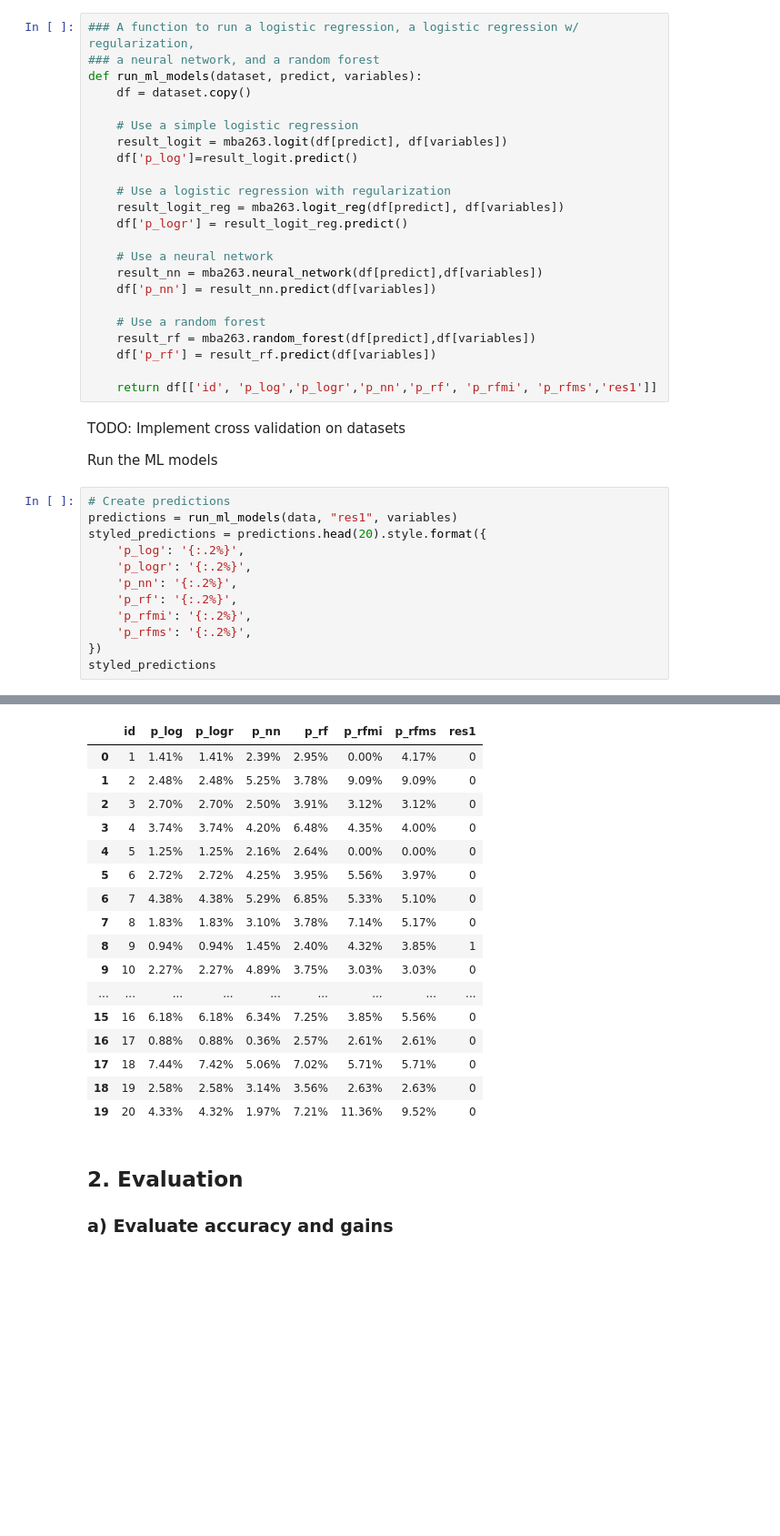
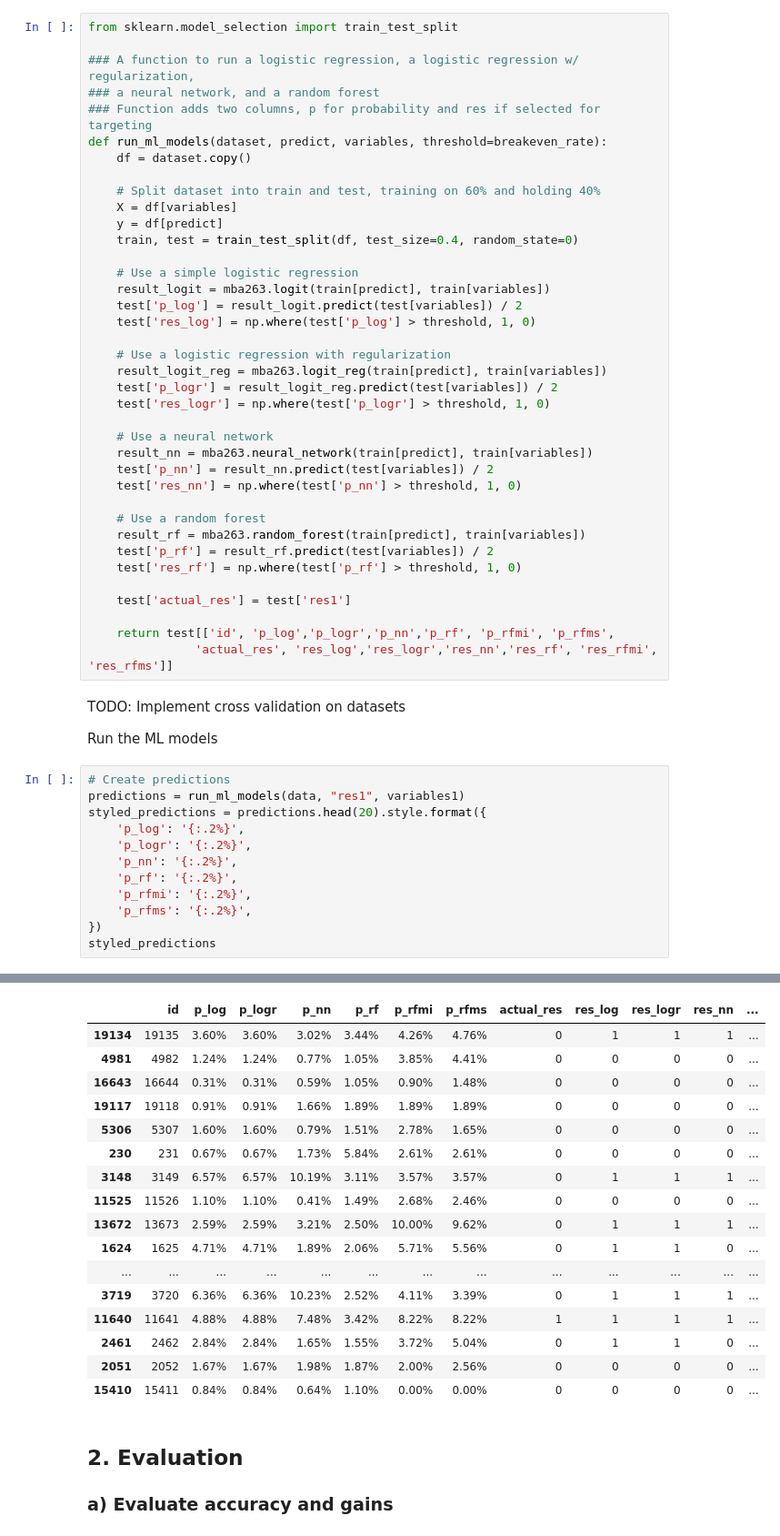
Before and after one commit to adeng/mba263-projects, a Jupyter notebook: Intuit Group Assignment.ipynb, the cells around one changed output, grey strips where cells are left out. Shown at 91% size. Drawn from its saved outputs; the diff is of its cells as text; blank space fills up the shorter version.

```diff
--- a/Intuit Group Assignment.ipynb
+++ b/Intuit Group Assignment.ipynb
@@ -98,33 +155,48 @@ Create a helper function to run all the models on a given dataset
 # %%
+from sklearn.model_selection import train_test_split
+
 ### A function to run a logistic regression, a logistic regression w/ regularization,
 ### a neural network, and a random forest
-def run_ml_models(dataset, predict, variables):
+### Function adds two columns, p for probability and res if selected for targeting
+def run_ml_models(dataset, predict, variables, threshold=breakeven_rate):
     df = dataset.copy()
 
+    # Split dataset into train and test, training on 60% and holding 40%
+    X = df[variables]
+    y = df[predict]
+    train, test = train_test_split(df, test_size=0.4, random_state=0)
+
     # Use a simple logistic regression
-    result_logit = mba263.logit(df[predict], df[variables])
-    df['p_log']=result_logit.predict()
+    result_logit = mba263.logit(train[predict], train[variables])
+    test['p_log'] = result_logit.predict(test[variables]) / 2
+    test['res_log'] = np.where(test['p_log'] > threshold, 1, 0)
 
     # Use a logistic regression with regularization
-    result_logit_reg = mba263.logit_reg(df[predict], df[variables])
-    df['p_logr'] = result_logit_reg.predict()
+    result_logit_reg = mba263.logit_reg(train[predict], train[variables])
+    test['p_logr'] = result_logit_reg.predict(test[variables]) / 2
+    test['res_logr'] = np.where(test['p_logr'] > threshold, 1, 0)
 
     # Use a neural network
-    result_nn = mba263.neural_network(df[predict],df[variables])
-    df['p_nn'] = result_nn.predict(df[variables])
+    result_nn = mba263.neural_network(train[predict], train[variables])
+    test['p_nn'] = result_nn.predict(test[variables]) / 2
+    test['res_nn'] = np.where(test['p_nn'] > threshold, 1, 0)
 
     # Use a random forest
-    result_rf = mba263.random_forest(df[predict],df[variables])
-    df['p_rf'] = result_rf.predict(df[variables])
+    result_rf = mba263.random_forest(train[predict], train[variables])
+    test['p_rf'] = result_rf.predict(test[variables]) / 2
+    test['res_rf'] = np.where(test['p_rf'] > threshold, 1, 0)
 
-    return df[['id', 'p_log','p_logr','p_nn','p_rf', 'p_rfmi', 'p_rfms','res1']]
+    test['actual_res'] = test['res1']
+
+    return test[['id', 'p_log','p_logr','p_nn','p_rf', 'p_rfmi', 'p_rfms',
+               'actual_res', 'res_log','res_logr','res_nn','res_rf', 'res_rfmi', 'res_rfms']]
 # %% [markdown]
 TODO: Implement cross validation on datasets
 
 Run the ML models
 # %%
 # Create predictions
-predictions = run_ml_models(data, "res1", variables)
+predictions = run_ml_models(data, "res1", variables1)
 styled_predictions = predictions.head(20).style.format({
     'p_log': '{:.2%}',
     'p_logr': '{:.2%}',
@@ -146,20 +218,20 @@ Optimization terminated successfully.    (Exit mode 0)
-|  | id | p_log | p_logr | p_nn | p_rf | p_rfmi | p_rfms | res1 |
-| 0 | 1 | 1.41% | 1.41% | 2.39% | 2.95% | 0.00% | 4.17% | 0 |
-| 1 | 2 | 2.48% | 2.48% | 5.25% | 3.78% | 9.09% | 9.09% | 0 |
-| 2 | 3 | 2.70% | 2.70% | 2.50% | 3.91% | 3.12% | 3.12% | 0 |
-| 3 | 4 | 3.74% | 3.74% | 4.20% | 6.48% | 4.35% | 4.00% | 0 |
-| 4 | 5 | 1.25% | 1.25% | 2.16% | 2.64% | 0.00% | 0.00% | 0 |
-| 5 | 6 | 2.72% | 2.72% | 4.25% | 3.95% | 5.56% | 3.97% | 0 |
-| 6 | 7 | 4.38% | 4.38% | 5.29% | 6.85% | 5.33% | 5.10% | 0 |
-| 7 | 8 | 1.83% | 1.83% | 3.10% | 3.78% | 7.14% | 5.17% | 0 |
-| 8 | 9 | 0.94% | 0.94% | 1.45% | 2.40% | 4.32% | 3.85% | 1 |
-| 9 | 10 | 2.27% | 2.27% | 4.89% | 3.75% | 3.03% | 3.03% | 0 |
-| ... | ... | ... | ... | ... | ... | ... | ... | ... |
-| 15 | 16 | 6.18% | 6.18% | 6.34% | 7.25% | 3.85% | 5.56% | 0 |
-| 16 | 17 | 0.88% | 0.88% | 0.36% | 2.57% | 2.61% | 2.61% | 0 |
-| 17 | 18 | 7.44% | 7.42% | 5.06% | 7.02% | 5.71% | 5.71% | 0 |
-| 18 | 19 | 2.58% | 2.58% | 3.14% | 3.56% | 2.63% | 2.63% | 0 |
-| 19 | 20 | 4.33% | 4.32% | 1.97% | 7.21% | 11.36% | 9.52% | 0 |
+|  | id | p_log | p_logr | p_nn | p_rf | p_rfmi | p_rfms | actual_res | res_log | res_logr | res_nn | ... |
+| 19134 | 19135 | 3.60% | 3.60% | 3.02% | 3.44% | 4.26% | 4.76% | 0 | 1 | 1 | 1 | ... |
+| 4981 | 4982 | 1.24% | 1.24% | 0.77% | 1.05% | 3.85% | 4.41% | 0 | 0 | 0 | 0 | ... |
+| 16643 | 16644 | 0.31% | 0.31% | 0.59% | 1.05% | 0.90% | 1.48% | 0 | 0 | 0 | 0 | ... |
+| 19117 | 19118 | 0.91% | 0.91% | 1.66% | 1.89% | 1.89% | 1.89% | 0 | 0 | 0 | 0 | ... |
+| 5306 | 5307 | 1.60% | 1.60% | 0.79% | 1.51% | 2.78% | 1.65% | 0 | 0 | 0 | 0 | ... |
+| 230 | 231 | 0.67% | 0.67% | 1.73% | 5.84% | 2.61% | 2.61% | 0 | 0 | 0 | 0 | ... |
+| 3148 | 3149 | 6.57% | 6.57% | 10.19% | 3.11% | 3.57% | 3.57% | 0 | 1 | 1 | 1 | ... |
+| 11525 | 11526 | 1.10% | 1.10% | 0.41% | 1.49% | 2.68% | 2.46% | 0 | 0 | 0 | 0 | ... |
+| 13672 | 13673 | 2.59% | 2.59% | 3.21% | 2.50% | 10.00% | 9.62% | 0 | 1 | 1 | 1 | ... |
+| 1624 | 1625 | 4.71% | 4.71% | 1.89% | 2.06% | 5.71% | 5.56% | 0 | 1 | 1 | 0 | ... |
+| ... | ... | ... | ... | ... | ... | ... | ... | ... | ... | ... | ... | ... |
+| 3719 | 3720 | 6.36% | 6.36% | 10.23% | 2.52% | 4.11% | 3.39% | 0 | 1 | 1 | 1 | ... |
+| 11640 | 11641 | 4.88% | 4.88% | 7.48% | 3.42% | 8.22% | 8.22% | 1 | 1 | 1 | 1 | ... |
+| 2461 | 2462 | 2.84% | 2.84% | 1.65% | 1.55% | 3.72% | 5.04% | 0 | 1 | 1 | 0 | ... |
+| 2051 | 2052 | 1.67% | 1.67% | 1.98% | 1.87% | 2.00% | 2.56% | 0 | 0 | 0 | 0 | ... |
+| 15410 | 15411 | 0.84% | 0.84% | 0.64% | 1.10% | 0.00% | 0.00% | 0 | 0 | 0 | 0 | ... |
 # %% [markdown]
 ## 2. Evaluation
 ### a) Evaluate accuracy and gains
```
Also changed, not shown: parts of 16 cells of this notebook.
